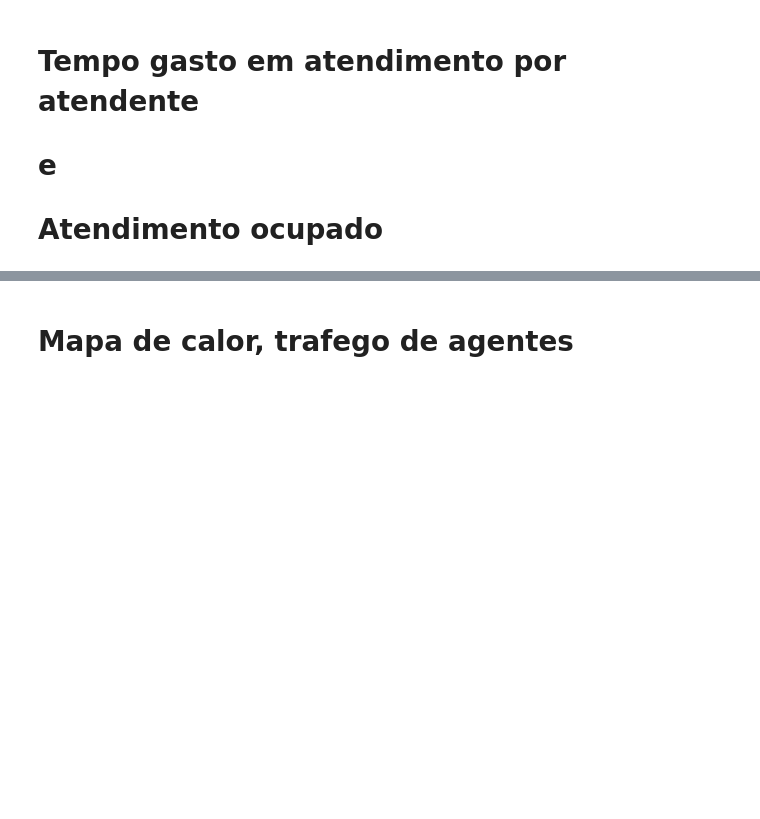
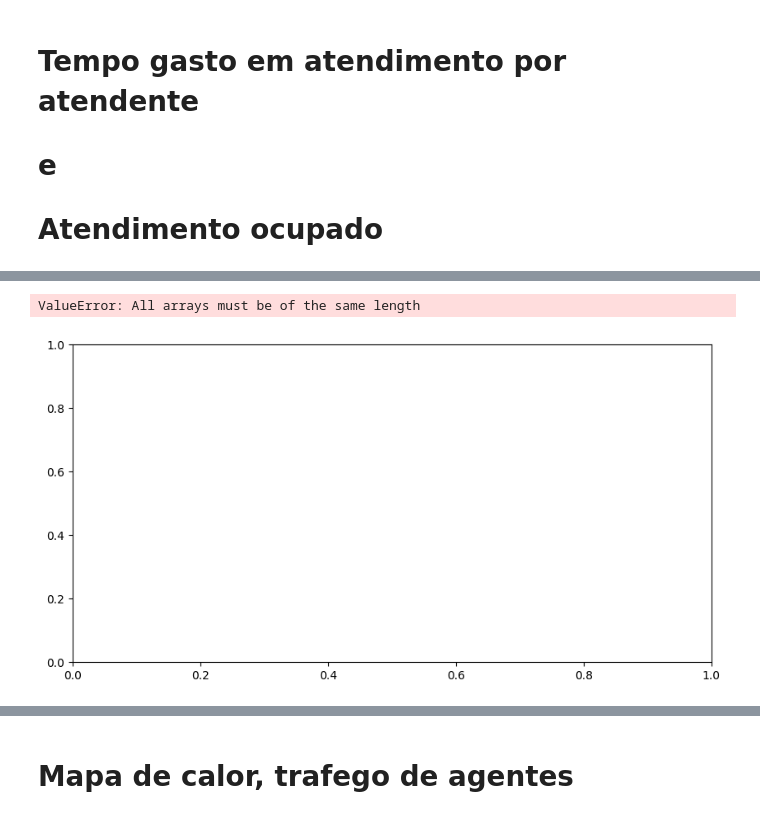
Before and after one commit to Infravermlho/Crowd-rl-2, a Jupyter notebook: training_data.ipynb, the cells around one changed output, grey strips where cells are left out. Cells and saved outputs as stored; diff of their text form; code cells hidden in the pictures; blank space fills up the shorter version.

```diff
--- a/training_data.ipynb
+++ b/training_data.ipynb
@@ -118,0 +415,7 @@ Text(0.5, 0.98, 'Tempo gasto atendendo')
+# %%
+fig, axes = plt.subplots(figsize=(10, 5))
+sns.barplot(x = ["Comum", "Preferencial"], y = [x["in_queue"] for x in waiting_time_agent.values()])
+fig.suptitle('Tempo total gasto em fila por grupo')
+# %% [output]
+ValueError: All arrays must be of the same length
+[figure, added]
```
Also changed, not shown: parts of 12 cells of this notebook, 6 other files.
